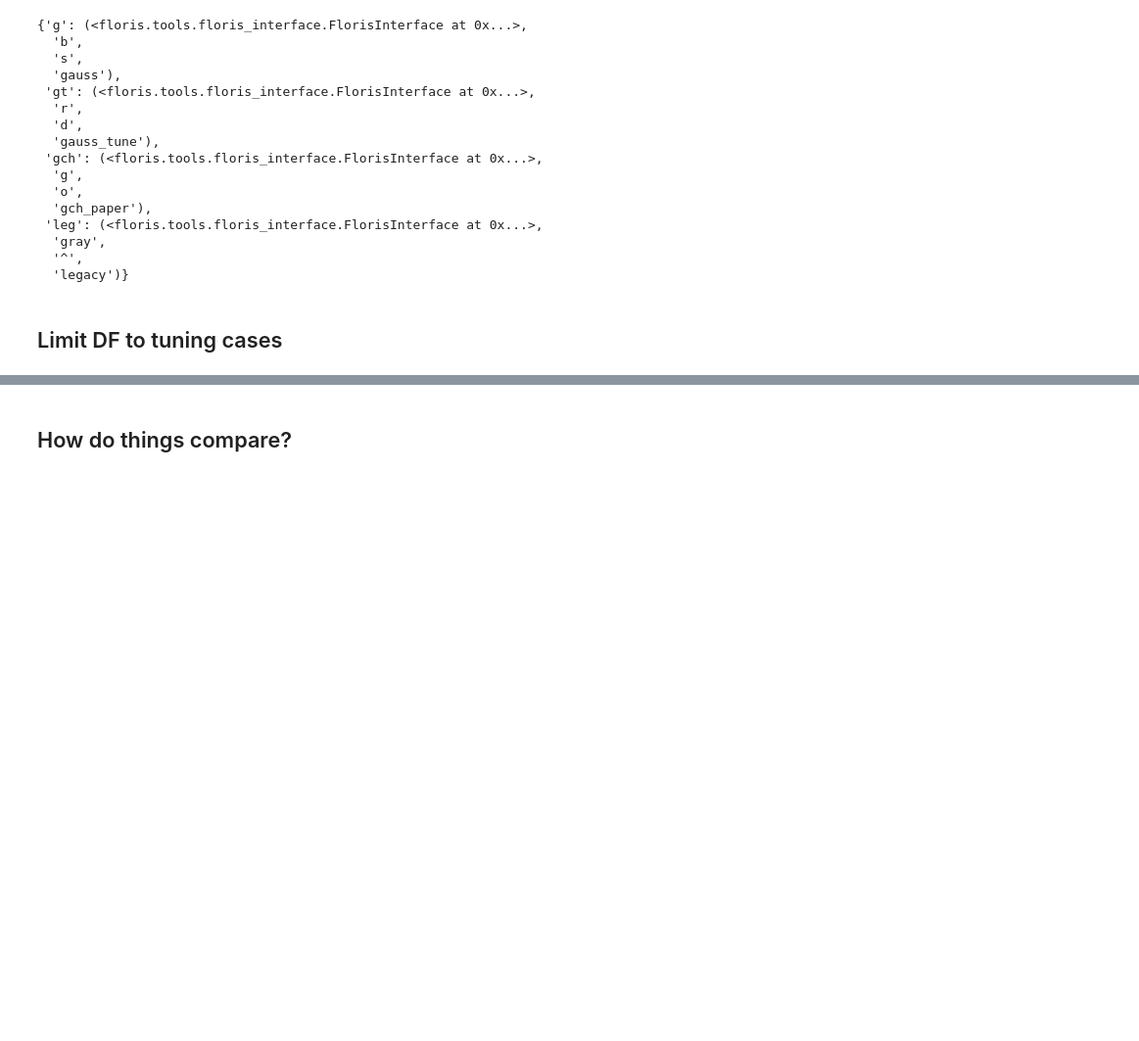
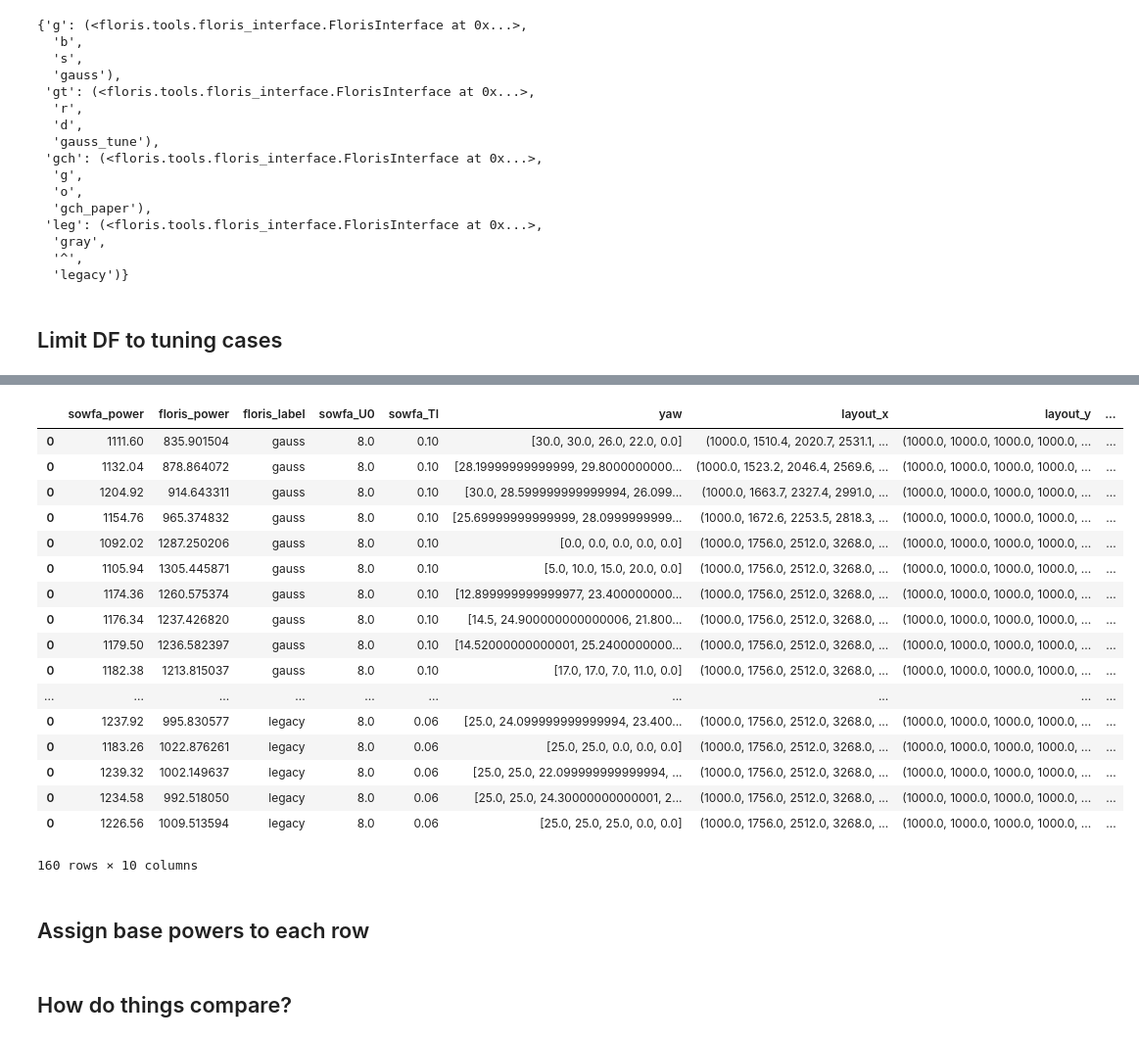
Before and after one commit to NREL/floris, a Jupyter notebook: examples_new/sowfa_tune/a_09_tune_gch.ipynb, the cells around one changed output, grey strips where cells are left out. Shown at 98% size. Saved outputs shown, nothing was run; the diff lists cells and outputs as text; code cells hidden in the pictures; blank space fills up the shorter version.

```diff
--- a/examples_new/sowfa_tune/a_07_check_double_and_wake_all_cases.ipynb
+++ b/examples_new/sowfa_tune/a_09_tune_gch.ipynb
@@ -171,0 +169,6 @@ results_df.head()
+# %%
+# Remove missing values
+# plt.plot(results_df.baseline_floris.isnull())
+print(results_df.shape)
+results_df = results_df[~results_df.baseline_floris.isnull()]
+print(results_df.shape)
@@ -171,0 +178,5 @@ results_df.head()
+# %%
+# drop the baseline cases
+print(results_df.shape)
+results_df = results_df[results_df.yaw.apply(lambda x: np.max(np.abs(x)))!=0.0]
+print(results_df.shape)
@@ -171,0 +186,6 @@ results_df.head()
+# %%
+# compute the gains
+results_df['sowfa_gain'] = results_df.sowfa_power - results_df.baseline_sowfa
+results_df['sowfa_gain_nom'] = 100. * (results_df.sowfa_power - results_df.baseline_sowfa) / results_df.baseline_sowfa
+results_df['floris_gain'] = results_df.floris_power - results_df.baseline_floris
+results_df['floris_gain_nom'] = 100. * (results_df.floris_power - results_df.baseline_floris) / results_df.baseline_floris
@@ -171,0 +221,12 @@ results_df.head()
+# %%
+# Compare in terms of error
+results_df['gain_error'] = results_df.floris_gain - results_df.sowfa_gain
+
+g = sns.FacetGrid(results_df, row='num_turbines',col='sowfa_TI',hue='floris_label',palette=color_dict,aspect=2)
+g.map(plt.scatter,sowfa_signal,'gain_error',s=8)
+for ax in g.axes.flatten():
+#     ax.plot([results_df[sowfa_signal].min(),results_df[sowfa_signal].max()],
+#             [results_df[sowfa_signal].min(),results_df[sowfa_signal].max()],'k--')
+    ax.axhline(0,color='gray')
+    ax.axvline(0,color='gray')
+g.add_legend()
@@ -171,0 +505,21 @@ results_df.head()
+# %%
+results_df[results_df.num_turbines==5]
+# %% [output]
+|  | sowfa_power | floris_power | floris_label | sowfa_U0 | sowfa_TI | yaw | layout_x | layout_y | ... |
+| 0 | 1111.60 | 835.901504 | gauss | 8.0 | 0.10 | [30.0, 30.0, 26.0, 22.0, 0.0] | (1000.0, 1510.4, 2020.7, 2531.1, ... | (1000.0, 1000.0, 1000.0, 1000.0, ... | ... |
+| 0 | 1132.04 | 878.864072 | gauss | 8.0 | 0.10 | [28.19999999999999, 29.8000000000... | (1000.0, 1523.2, 2046.4, 2569.6, ... | (1000.0, 1000.0, 1000.0, 1000.0, ... | ... |
+| 0 | 1204.92 | 914.643311 | gauss | 8.0 | 0.10 | [30.0, 28.599999999999994, 26.099... | (1000.0, 1663.7, 2327.4, 2991.0, ... | (1000.0, 1000.0, 1000.0, 1000.0, ... | ... |
+| 0 | 1154.76 | 965.374832 | gauss | 8.0 | 0.10 | [25.69999999999999, 28.0999999999... | (1000.0, 1672.6, 2253.5, 2818.3, ... | (1000.0, 1000.0, 1000.0, 1000.0, ... | ... |
+| 0 | 1092.02 | 1287.250206 | gauss | 8.0 | 0.10 | [0.0, 0.0, 0.0, 0.0, 0.0] | (1000.0, 1756.0, 2512.0, 3268.0, ... | (1000.0, 1000.0, 1000.0, 1000.0, ... | ... |
+| 0 | 1105.94 | 1305.445871 | gauss | 8.0 | 0.10 | [5.0, 10.0, 15.0, 20.0, 0.0] | (1000.0, 1756.0, 2512.0, 3268.0, ... | (1000.0, 1000.0, 1000.0, 1000.0, ... | ... |
+| 0 | 1174.36 | 1260.575374 | gauss | 8.0 | 0.10 | [12.899999999999977, 23.400000000... | (1000.0, 1756.0, 2512.0, 3268.0, ... | (1000.0, 1000.0, 1000.0, 1000.0, ... | ... |
+| 0 | 1176.34 | 1237.426820 | gauss | 8.0 | 0.10 | [14.5, 24.900000000000006, 21.800... | (1000.0, 1756.0, 2512.0, 3268.0, ... | (1000.0, 1000.0, 1000.0, 1000.0, ... | ... |
+| 0 | 1179.50 | 1236.582397 | gauss | 8.0 | 0.10 | [14.52000000000001, 25.2400000000... | (1000.0, 1756.0, 2512.0, 3268.0, ... | (1000.0, 1000.0, 1000.0, 1000.0, ... | ... |
+| 0 | 1182.38 | 1213.815037 | gauss | 8.0 | 0.10 | [17.0, 17.0, 7.0, 11.0, 0.0] | (1000.0, 1756.0, 2512.0, 3268.0, ... | (1000.0, 1000.0, 1000.0, 1000.0, ... | ... |
+| ... | ... | ... | ... | ... | ... | ... | ... | ... | ... |
+| 0 | 1237.92 | 995.830577 | legacy | 8.0 | 0.06 | [25.0, 24.099999999999994, 23.400... | (1000.0, 1756.0, 2512.0, 3268.0, ... | (1000.0, 1000.0, 1000.0, 1000.0, ... | ... |
+| 0 | 1183.26 | 1022.876261 | legacy | 8.0 | 0.06 | [25.0, 25.0, 0.0, 0.0, 0.0] | (1000.0, 1756.0, 2512.0, 3268.0, ... | (1000.0, 1000.0, 1000.0, 1000.0, ... | ... |
+| 0 | 1239.32 | 1002.149637 | legacy | 8.0 | 0.06 | [25.0, 25.0, 22.099999999999994, ... | (1000.0, 1756.0, 2512.0, 3268.0, ... | (1000.0, 1000.0, 1000.0, 1000.0, ... | ... |
+| 0 | 1234.58 | 992.518050 | legacy | 8.0 | 0.06 | [25.0, 25.0, 24.30000000000001, 2... | (1000.0, 1756.0, 2512.0, 3268.0, ... | (1000.0, 1000.0, 1000.0, 1000.0, ... | ... |
+| 0 | 1226.56 | 1009.513594 | legacy | 8.0 | 0.06 | [25.0, 25.0, 25.0, 0.0, 0.0] | (1000.0, 1756.0, 2512.0, 3268.0, ... | (1000.0, 1000.0, 1000.0, 1000.0, ... | ... |
+160 rows × 10 columns
@@ -172,3 +534,5 @@ results_df.head()
+# %% [markdown]
+## Assign base powers to each row
 # %% [markdown]
 ## How do things compare?
 # %%
```
Also changed, not shown: parts of 36 cells of this notebook, 2 other files.
